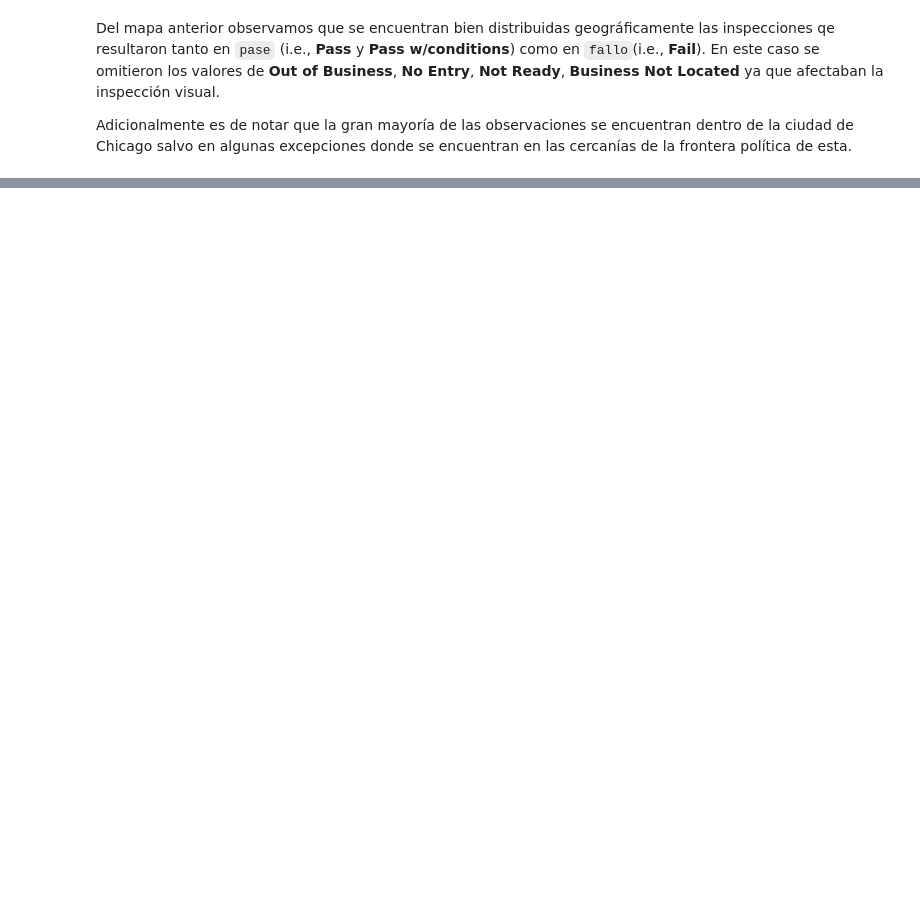
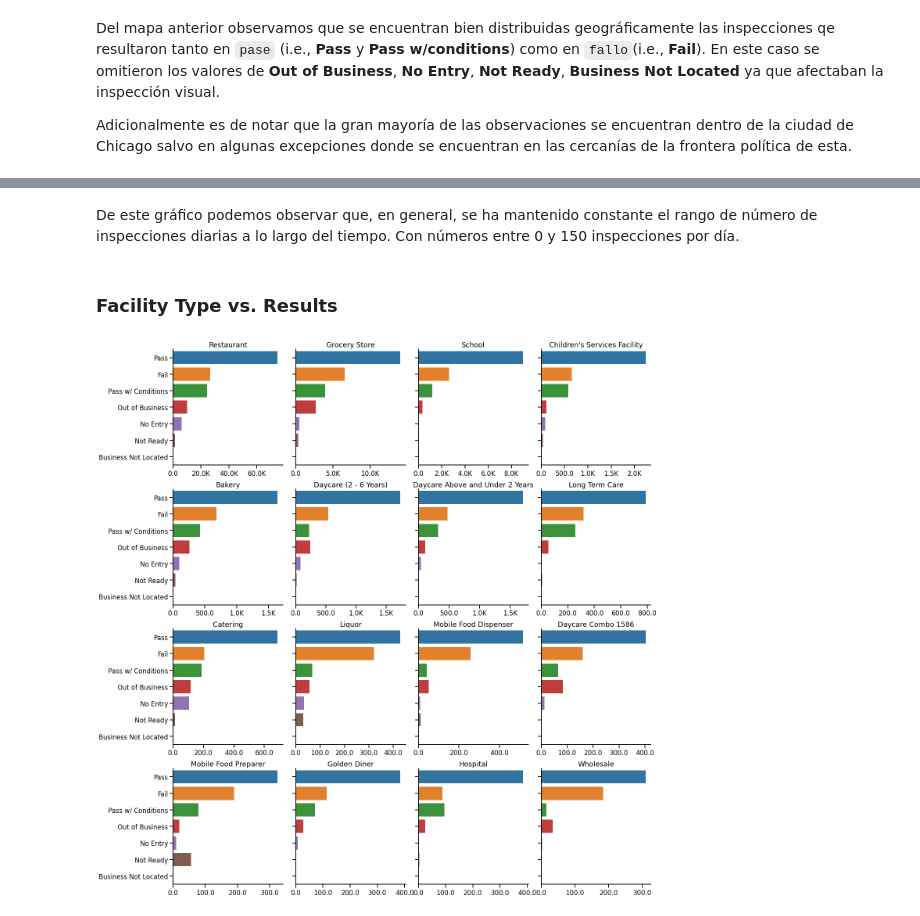
Before and after one commit to lechugaa/dpa-project, a Jupyter notebook: notebooks/eda.ipynb, the cells around one changed output, grey strips where cells are left out. Saved outputs shown, nothing was run; the diff lists cells and outputs as text; code cells hidden in the pictures; blank space fills up the shorter version.

```diff
--- a/notebooks/eda.ipynb
+++ b/notebooks/eda.ipynb
@@ -374,0 +391,30 @@ Adicionalmente es de notar que la gran mayoría de las observaciones se encuentr
+# %% [markdown]
+De este gráfico podemos observar que, en general, se ha mantenido constante el rango de número de inspecciones diarias a lo largo del tiempo. Con números entre 0 y 150 inspecciones por día.
+# %% [markdown]
+### Facility Type vs. Results
+# %%
+results_order = chicago_df.results.value_counts().index
+top_facility_types = chicago_df['facility_type'].value_counts().head(16).index.array
+chicago_df_filt_facility_type = chicago_df[chicago_df['facility_type'].isin(top_facility_types)]
+
+g = sns.catplot(
+    data = chicago_df_filt_facility_type,
+    col = 'facility_type',
+    y = 'results',
+    kind = 'count',
+    col_wrap=4,
+    col_order = top_facility_types,
+    order = results_order,
+    sharex = False)
+
+g.set_titles(row_template = '{row_name}', col_template = '{col_name}')
+#plt.title("Tipo de establecimientovs. Resultado")
+
+for x in range(16):
+    g.axes[x].set_xlabel('')
+    g.axes[x].set_ylabel('')
+
+for ax in g.axes.flat:
+    ax.xaxis.set_major_formatter(FuncFormatter(number_formatter_f))
+# %% [output]
+[figure, added]
```
Also changed, not shown: parts of 8 cells of this notebook.
